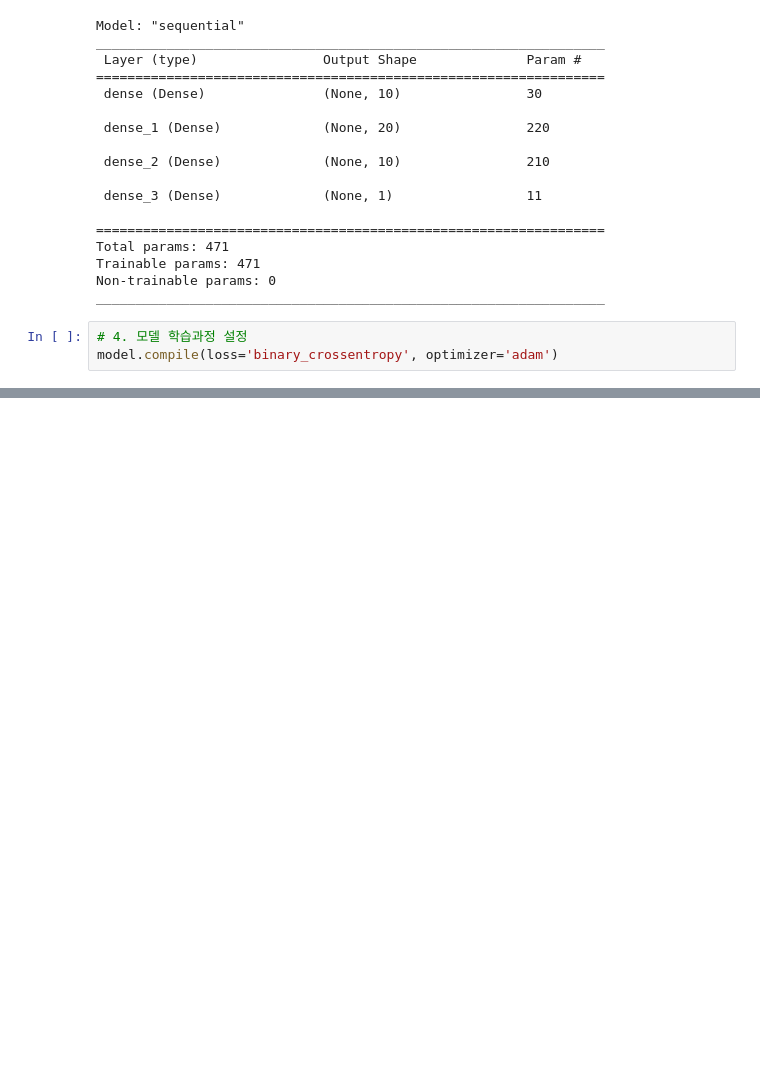
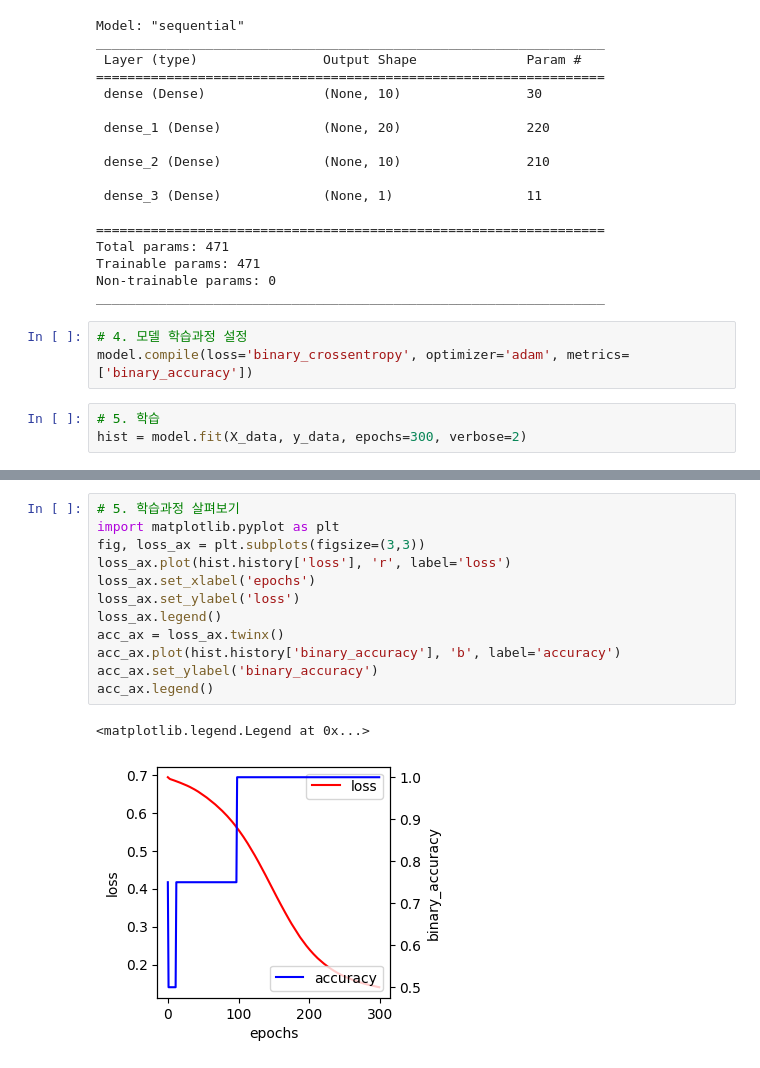
Before and after one commit to tangerineTaste/ai_x, a Jupyter notebook: source/05_DeepLearning/05_XOR를 tensorflow V2로.ipynb, the cells around one changed output, grey strips where cells are left out. Cells and saved outputs as stored; diff of their text form; blank space fills up the shorter version.

```diff
--- a/source/05_DeepLearning/05_XOR를 tensorflow V2로.ipynb
+++ b/source/05_DeepLearning/05_XOR를 tensorflow V2로.ipynb
@@ -42,4 +42,7 @@ Non-trainable params: 0
 _________________________________________________________________
 # %%
 # 4. 모델 학습과정 설정
-model.compile(loss='binary_crossentropy', optimizer='adam')
+model.compile(loss='binary_crossentropy', optimizer='adam', metrics=['binary_accuracy'])
+# %%
+# 5. 학습
+hist = model.fit(X_data, y_data, epochs=300, verbose=2)
@@ -45,0 +67,15 @@ model.compile(loss='binary_crossentropy', optimizer='adam')
+# %%
+# 5. 학습과정 살펴보기
+import matplotlib.pyplot as plt
+fig, loss_ax = plt.subplots(figsize=(3,3))
+loss_ax.plot(hist.history['loss'], 'r', label='loss')
+loss_ax.set_xlabel('epochs')
+loss_ax.set_ylabel('loss')
+loss_ax.legend()
+acc_ax = loss_ax.twinx()
+acc_ax.plot(hist.history['binary_accuracy'], 'b', label='accuracy')
+acc_ax.set_ylabel('binary_accuracy')
+acc_ax.legend()
+# %% [output]
+<matplotlib.legend.Legend at 0x...>
+[figure, added]
```
Also changed, not shown: parts of 4 cells of this notebook, 6 other files.
